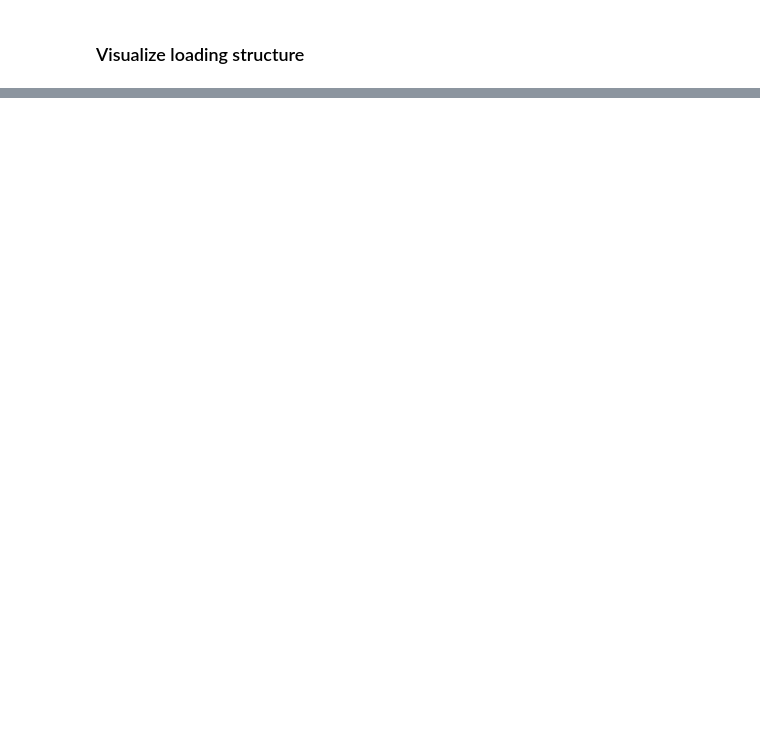
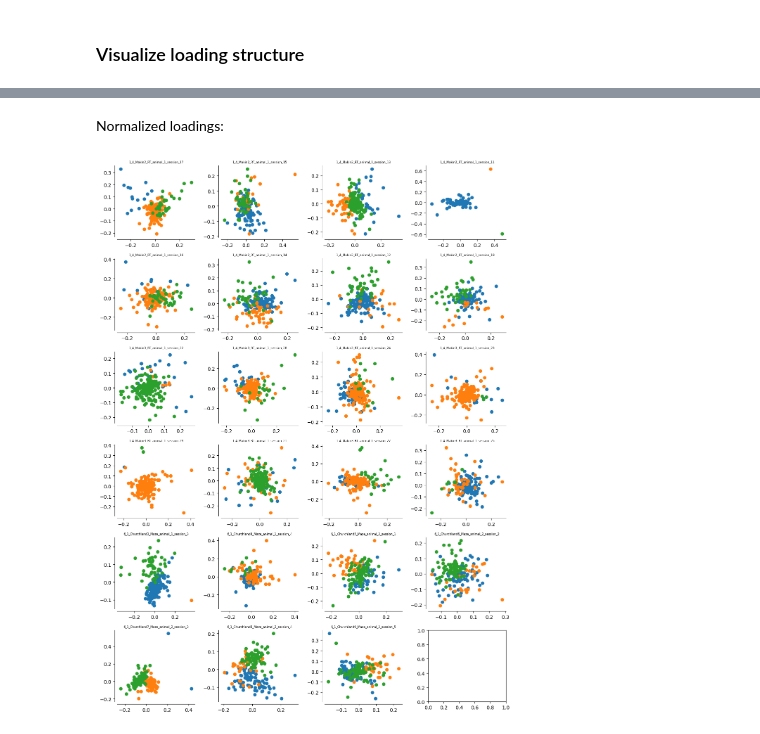
Before and after one commit to ybernaerts/NeuroTask, a Jupyter notebook: loading_structures.ipynb, the cells around one changed output, grey strips where cells are left out. Cells and saved outputs as stored; diff of their text form; code cells hidden in the pictures; blank space fills up the shorter version.

```diff
--- a/loading_structures.ipynb
+++ b/loading_structures.ipynb
@@ -64,0 +106,28 @@ plt.tight_layout()
+# %% [markdown]
+Normalized loadings:
+# %%
+fig, axes = plt.subplots(6,4,figsize=(12, 16))
+axes = axes.flatten()
+for i, C in enumerate(norm_loadings):
+
+    ### k-means
+    kmeans = KMeans(
+        n_clusters=3, random_state=17, n_init=1000
+    ).fit(C)
+    clusters = kmeans.labels_
+
+
+    ### PCA
+    pca = PCA(n_components=2)
+    z=pca.fit_transform(C)
+
+    for c in np.unique(clusters):
+        axes[i].scatter(z[clusters==c,0], z[clusters==c,1])
+    axes[i].set_title(dataset_names[i], fontsize=6)
+    sns.despine(ax=axes[i])
+    adjust_spines(axes[i], ['left', 'bottom'])
+
+plt.tight_layout()
+plt.savefig("figures/normalized_loading_structures.png", bbox_inches="tight", pad_inches=0)
+# %% [output]
+[figure, added]
```
Also changed, not shown: parts of 9 cells of this notebook, 2 other files.
